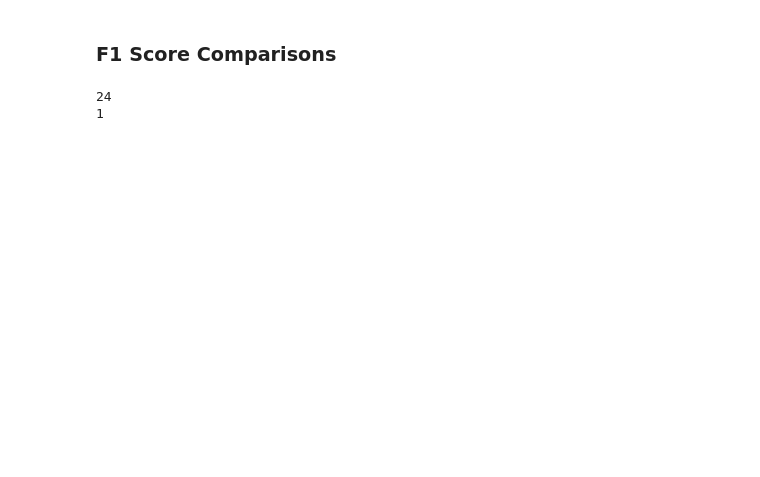
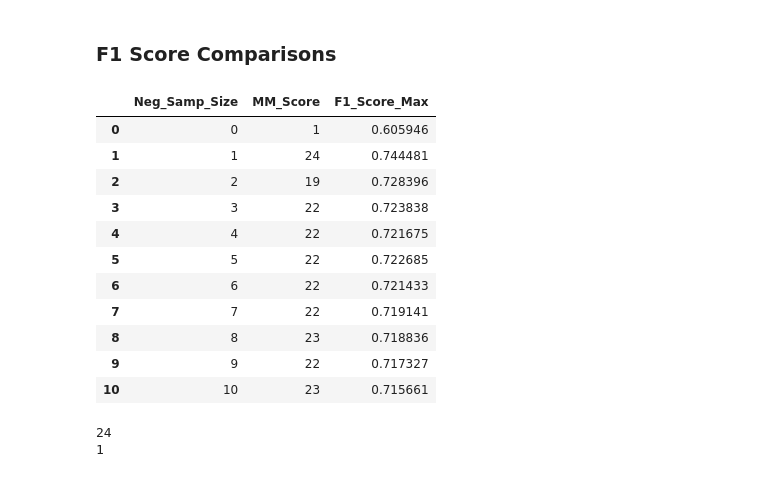
Before and after one commit to brownworth/TwitterDisaster, a Jupyter notebook: ThesisCode.ipynb, the cells around one changed output. Cells and saved outputs as stored; diff of their text form; code cells hidden in the pictures; blank space fills up the shorter version.

```diff
--- a/ThesisCode.ipynb
+++ b/ThesisCode.ipynb
@@ -553,5 +605,5 @@ for i in range(1,11):
         pre_score_df.iloc[j,i] = precision_score(tweet_encoded.irma_rel,tweet_encoded[f'MM_score_window_{i}'] > j)
         rec_score_df.iloc[j,i] = recall_score(tweet_encoded.irma_rel,tweet_encoded[f'MM_score_window_{i}'] > j)
 # %%
-ns_test = pd.DataFrame(pd.concat([f1_window_score_df.idxmax().rename('MM_Score'),f1_window_score_df.max().rename('F1_Score_Max')],axis=1)).iloc[1:]
+ns_test = pd.DataFrame(pd.concat([f1_window_score_df.idxmax().rename('MM_Score'),f1_window_score_df.max().rename('F1_Score_Max')],axis=1))
 ns_test['Neg_Samp_Size'] = pd.Series(range(0,11))
@@ -560,3 +610,18 @@ ns_test.to_csv('neg_samp_test_1-10.csv')
+# %%
+ns_test[['Neg_Samp_Size','MM_Score','F1_Score_Max']]
+# %% [output]
+|  | Neg_Samp_Size | MM_Score | F1_Score_Max |
+| 0 | 0 | 1 | 0.605946 |
+| 1 | 1 | 24 | 0.744481 |
+| 2 | 2 | 19 | 0.728396 |
+| 3 | 3 | 22 | 0.723838 |
+| 4 | 4 | 22 | 0.721675 |
+| 5 | 5 | 22 | 0.722685 |
+| 6 | 6 | 22 | 0.721433 |
+| 7 | 7 | 22 | 0.719141 |
+| 8 | 8 | 23 | 0.718836 |
+| 9 | 9 | 22 | 0.717327 |
+| 10 | 10 | 23 | 0.715661 |
 # %%
 print(f1_window_score_df.idxmax().max())
 print(f1_window_score_df.max().idxmax())
```
Also changed, not shown: parts of 10 cells of this notebook.
